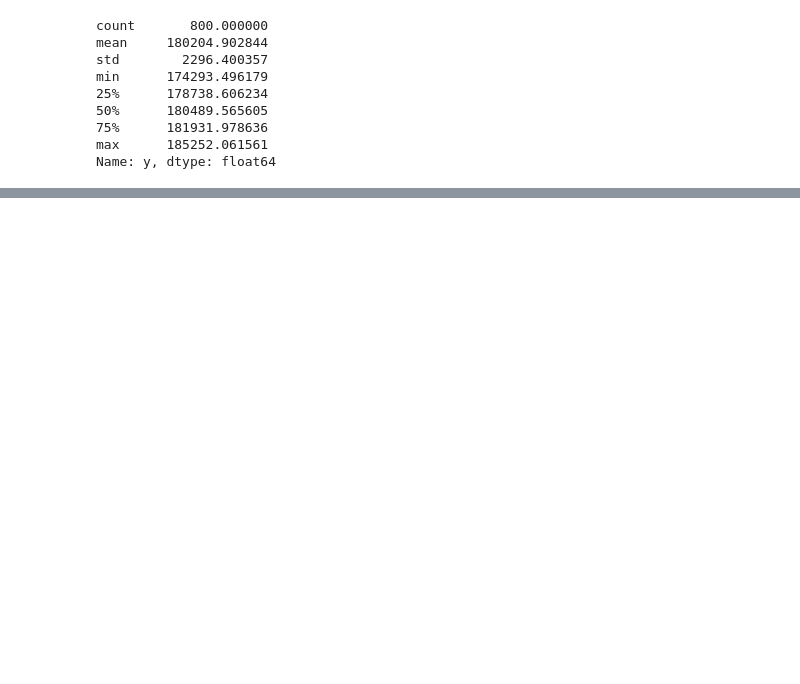
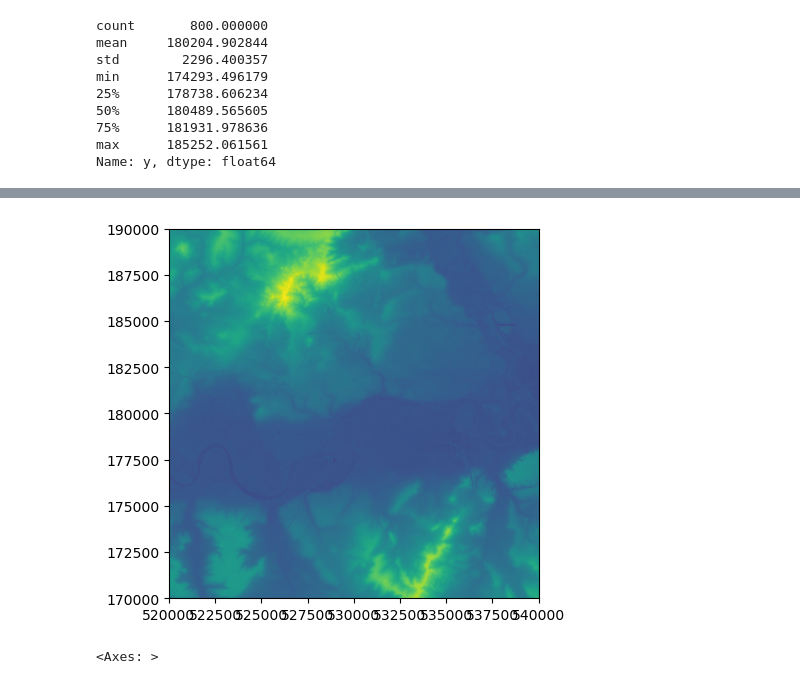
Before and after one commit to sokimura39/QM_Report, a Jupyter notebook: Cycle_Data.ipynb, the cells around one changed output, grey strips where cells are left out. Cells and saved outputs as stored; diff of their text form; code cells hidden in the pictures; blank space fills up the shorter version.

```diff
--- a/Cycle_Data.ipynb
+++ b/Cycle_Data.ipynb
@@ -141,0 +186,7 @@ Name: y, dtype: float64
+# %%
+elevation = rasterio.open("data/elevation/london_elevation.tif")
+# %%
+show(elevation)
+# %% [output]
+[figure, added]
+<Axes: >
```
Also changed, not shown: parts of 12 cells of this notebook, 4 other files.
